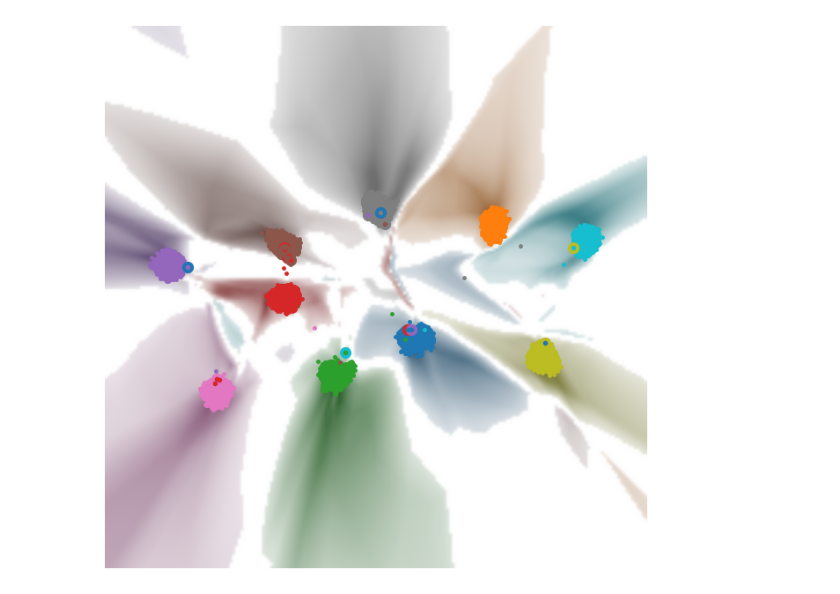
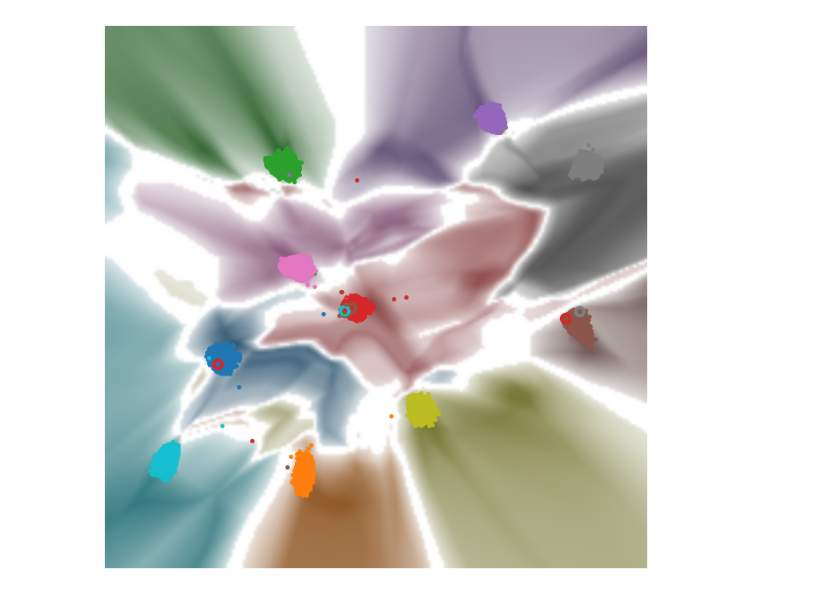
Before and after one commit to Yvonnefanf/ContraVis, a Jupyter notebook: case_study/backdoor/backdoor.ipynb, the cells around one changed output. Drawn from its saved outputs; the diff is of its cells as text; code cells hidden in the pictures.

```diff
--- a/case_study/backdoor/backdoor.ipynb
+++ b/case_study/backdoor/backdoor.ipynb
@@ -58,8 +58,8 @@ EPOCH_START = config["EPOCH_START"]
 EPOCH_END = config["EPOCH_END"]
 EPOCH_PERIOD = config["EPOCH_PERIOD"]
 
-EPOCH_START = 150
-EPOCH_END = 150
+EPOCH_START = 200
+EPOCH_END = 200
 EPOCH_PERIOD = 1
 
 # Training parameter (subject model)
@@ -115,7 +115,7 @@ umap_loss_fn = UmapLoss(negative_sample_rate, DEVICE, _a, _b, repulsion_strength
 recon_loss_fn = ReconstructionLoss(beta=1.0)
 single_loss_fn = SingleVisLoss(umap_loss_fn, recon_loss_fn, lambd=LAMBDA1)
 # Define Projector
-projector = ContraProjector(vis_model=model, content_path='/home/yifan/dataset/clean/pairflip/cifar10/0/Model/Epoch_{}//Contravis.pth'.format(EPOCH_START), vis_model_name=VIS_MODEL_NAME, device=DEVICE)
+projector = ContraProjector(vis_model=model, content_path=os.path.join(REF_PATH, 'Model', 'Epoch_{}//Contravis.pth'.format(EPOCH_START)), vis_model_name=VIS_MODEL_NAME, device=DEVICE)
 
 ########################################################################################################################
 #                                                      VISUALIZATION                                                   #
@@ -140,4 +145,4 @@ Successfully load the DVI visualization model for iteration 150
-[figure, old version]
+[figure, new version]
 # %%
 
 from singleVis.visualizer_for_tar import visualizer
```
Also changed, not shown: parts of 5 cells of this notebook, 19 other files.
